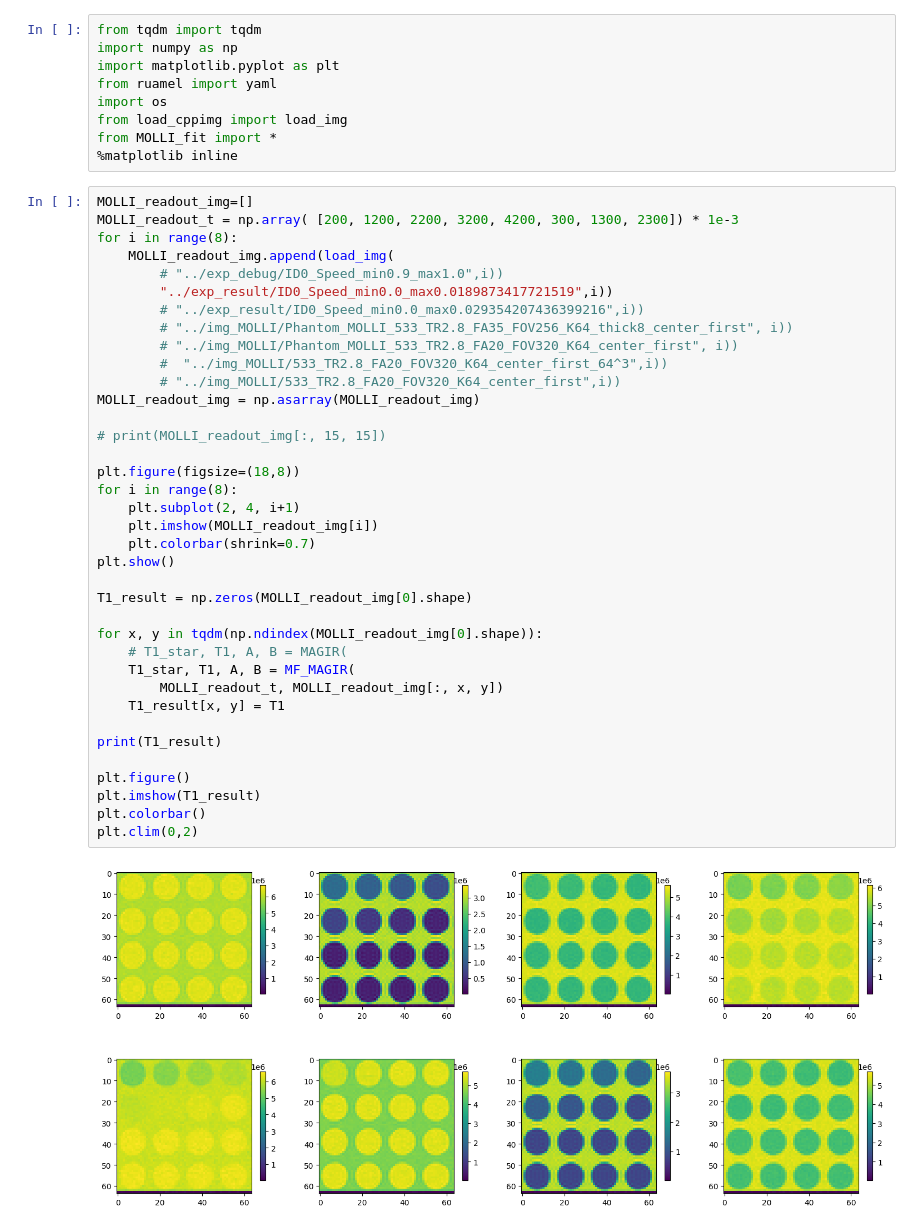
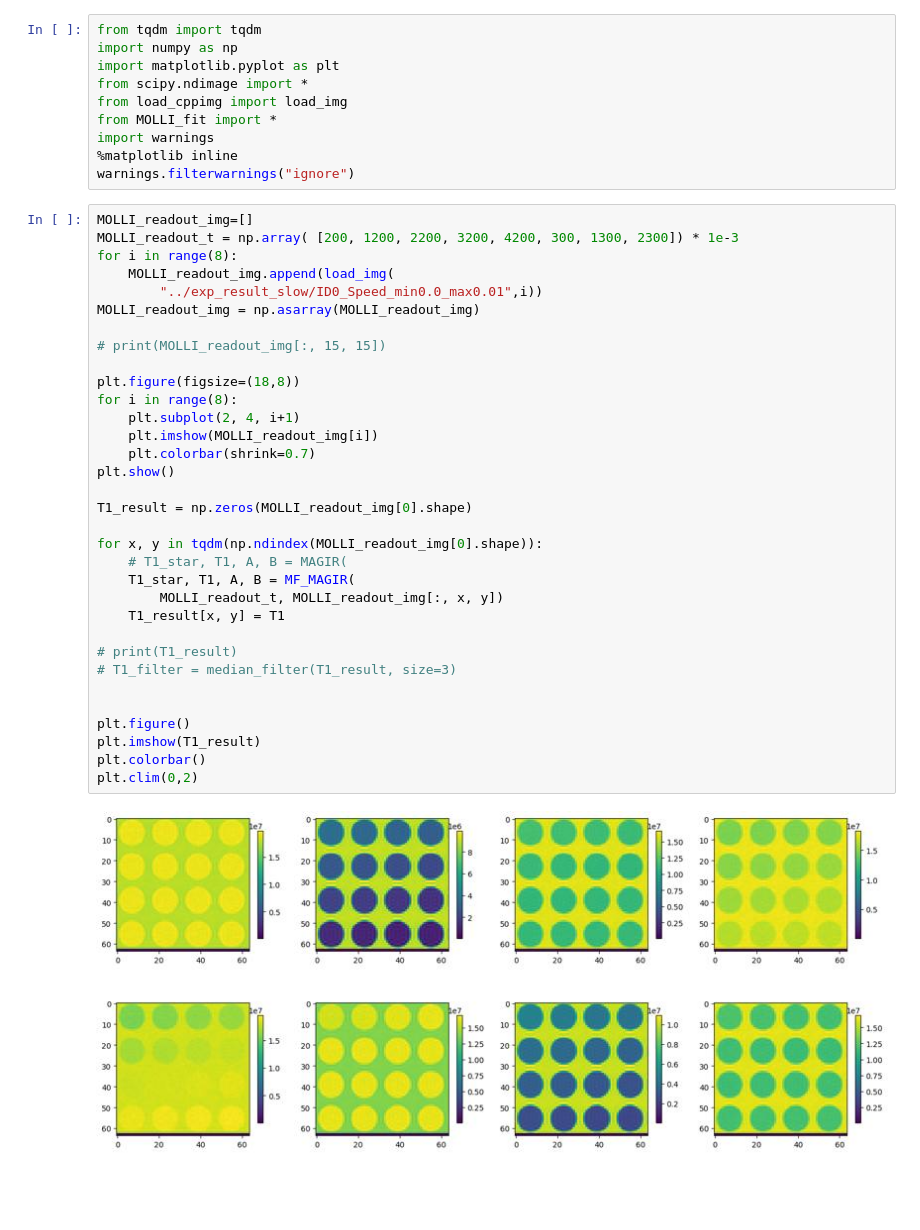
Before and after one commit to bughht/Flow-Bloch-T1-mapping-cpp, a Jupyter notebook: python/T1_fit.ipynb, the cells around one changed output. Cells and saved outputs as stored; diff of their text form; blank space fills up the shorter version.

```diff
--- a/python/T1_fit.ipynb
+++ b/python/T1_fit.ipynb
@@ -2,47 +2,44 @@
 from tqdm import tqdm
 import numpy as np
 import matplotlib.pyplot as plt
-from ruamel import yaml
-import os
+from scipy.ndimage import *
 from load_cppimg import load_img
 from MOLLI_fit import *
+import warnings
 %matplotlib inline
+warnings.filterwarnings("ignore")
 # %%
 MOLLI_readout_img=[]
 MOLLI_readout_t = np.array( [200, 1200, 2200, 3200, 4200, 300, 1300, 2300]) * 1e-3
 for i in range(8):
     MOLLI_readout_img.append(load_img(
-        # "../exp_debug/ID0_Speed_min0.9_max1.0",i))
-        "../exp_result/ID0_Speed_min0.0_max0.0189873417721519",i))
-        # "../exp_result/ID0_Speed_min0.0_max0.029354207436399216",i))
-        # "../img_MOLLI/Phantom_MOLLI_533_TR2.8_FA35_FOV256_K64_thick8_center_first", i))
-        # "../img_MOLLI/Phantom_MOLLI_533_TR2.8_FA20_FOV320_K64_center_first", i))
-        #  "../img_MOLLI/533_TR2.8_FA20_FOV320_K64_center_first_64^3",i))
-        # "../img_MOLLI/533_TR2.8_FA20_FOV320_K64_center_first",i))
+        "../exp_result_slow/ID0_Speed_min0.0_max0.01",i))
 MOLLI_readout_img = np.asarray(MOLLI_readout_img)
 
 # print(MOLLI_readout_img[:, 15, 15])
 
 plt.figure(figsize=(18,8))
 for i in range(8):
     plt.subplot(2, 4, i+1)
     plt.imshow(MOLLI_readout_img[i])
     plt.colorbar(shrink=0.7)
 plt.show()
 
 T1_result = np.zeros(MOLLI_readout_img[0].shape)
 
 for x, y in tqdm(np.ndindex(MOLLI_readout_img[0].shape)):
     # T1_star, T1, A, B = MAGIR(
     T1_star, T1, A, B = MF_MAGIR(
         MOLLI_readout_t, MOLLI_readout_img[:, x, y])
     T1_result[x, y] = T1
 
-print(T1_result)
+# print(T1_result)
+# T1_filter = median_filter(T1_result, size=3)
+
 
 plt.figure()
 plt.imshow(T1_result)
 plt.colorbar()
 plt.clim(0,2)
 # %% [output]
-[figure, old version]
+[figure, new version]
```
Also changed, not shown: parts of 6 cells of this notebook, 19 other files.
